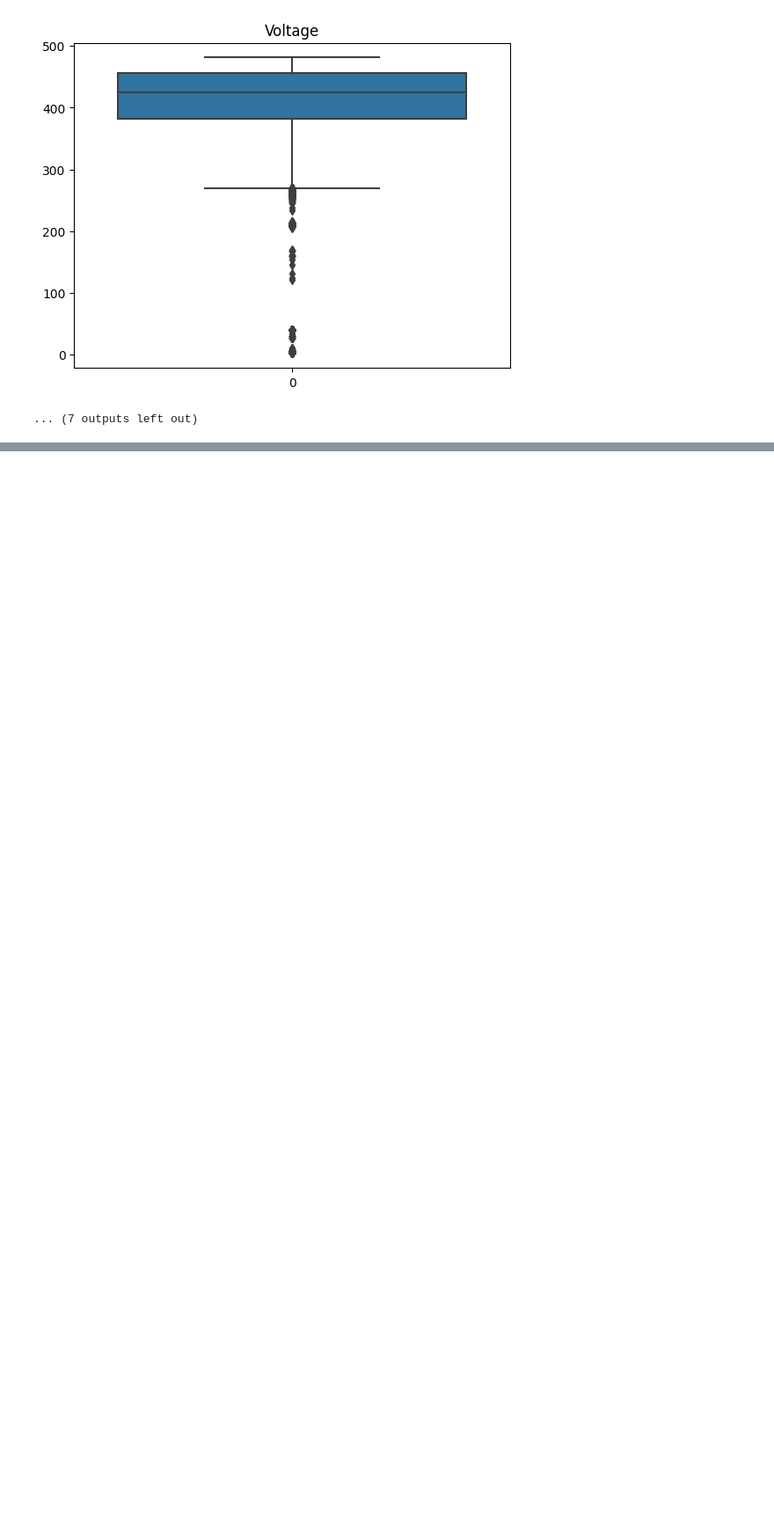
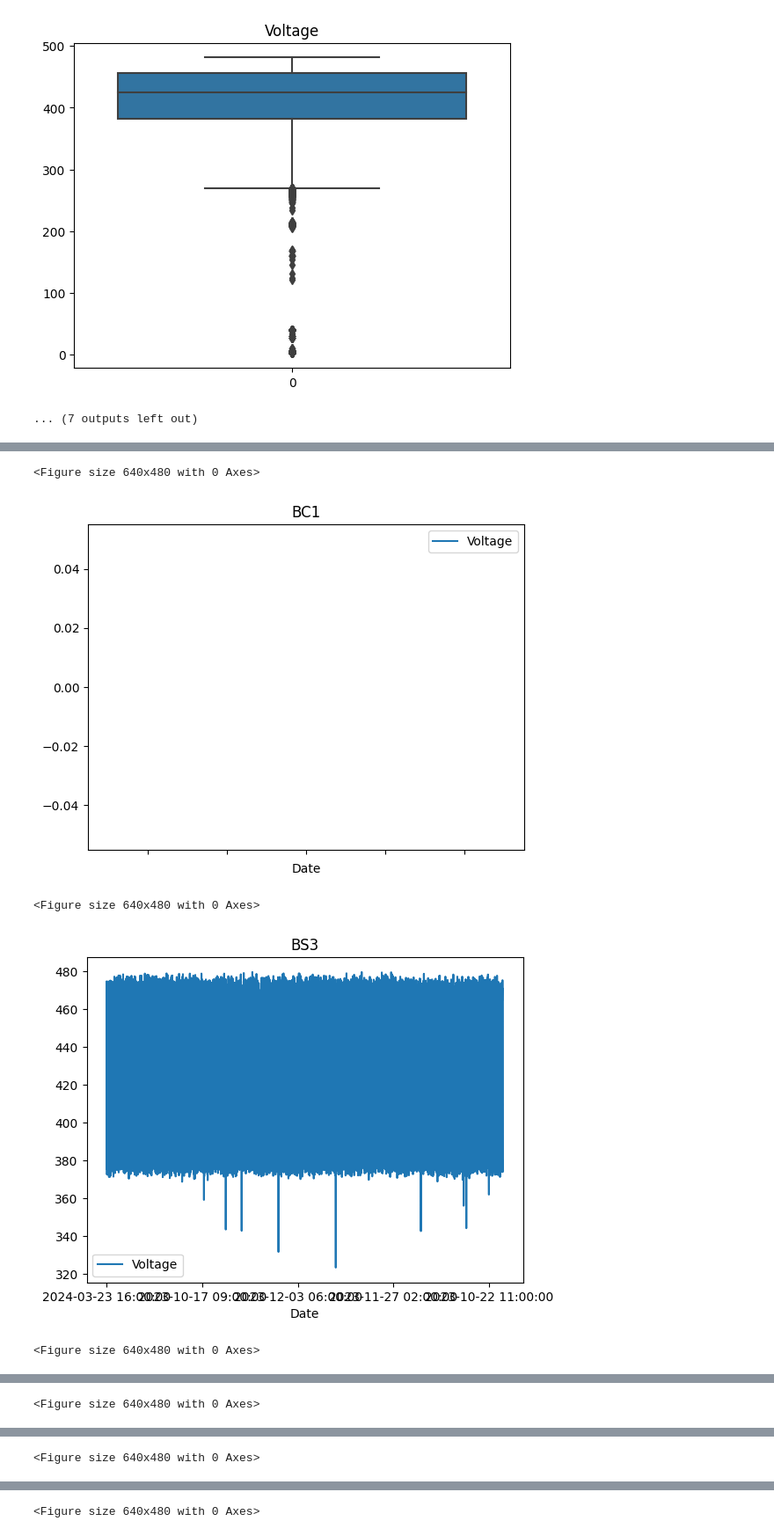
Before and after one commit to Rian021102/esp_forecasting, a Jupyter notebook: notebook/pcaesp.ipynb, the cells around one changed output, grey strips where cells are left out. Shown at 88% size. Drawn from its saved outputs; the diff is of its cells as text; code cells hidden in the pictures; blank space fills up the shorter version.

```diff
--- a/notebook/pcaesp.ipynb
+++ b/notebook/pcaesp.ipynb
@@ -247,0 +249,25 @@ print(principalDF)
+# %%
+dict_data_tab0 = {
+    'BC1': 'BC1', 'BS3': 'BS3', 'YNA7': 'YNA7', 'YNB8': 'YNB8', 'YNB17': 'YNB17', 'YNB28': 'YNB28',
+    'YNB24': 'YNB24', 'YNC10': 'YNC10', 'YNC12': 'YNC12', 'YCA5': 'YCA5', 'YCA10': 'YCA10',
+    'YCA7': 'YCA7', 'YCA8': 'YCA8', 'YNB29': 'YNB29', 'YNB30': 'YNB30', 'YCB4': 'YCB4',
+    'YNB23': 'YNB23', 'YNB19': 'YNB19', 'YWB15': 'YWB15', 'YWA20': 'YWA20', 'YWA21': 'YWA21',
+    'YWA23': 'YWA23', 'YWB22': 'YWB22', 'YWB19': 'YWB19', 'YCA11': 'YCA11', 'YWB14': 'YWB14',
+    'YWB17': 'YWB17', 'YWB12': 'YWB12'
+}
+# %%
+#plot each well_id in dict_data_tab0 where the plot is Voltage in time series
+def plot_voltage(train,dict_data_tab0):
+    for key in dict_data_tab0:
+        plt.figure()
+        train[train['Well_ID']==key].plot(x='Date',y='Voltage')
+        plt.title(key)
+        plt.show()
+# %%
+plot_voltage(train,dict_data_tab0)
+# %% [output]
+<Figure size 640x480 with 0 Axes>
+[figure, added]
+<Figure size 640x480 with 0 Axes>
+[figure, added]
+<Figure size 640x480 with 0 Axes>
@@ -247,0 +275 @@ print(principalDF)
+<Figure size 640x480 with 0 Axes>
@@ -247,0 +277 @@ print(principalDF)
+<Figure size 640x480 with 0 Axes>
@@ -247,0 +279 @@ print(principalDF)
+<Figure size 640x480 with 0 Axes>
```
Also changed, not shown: parts of 10 cells of this notebook.
